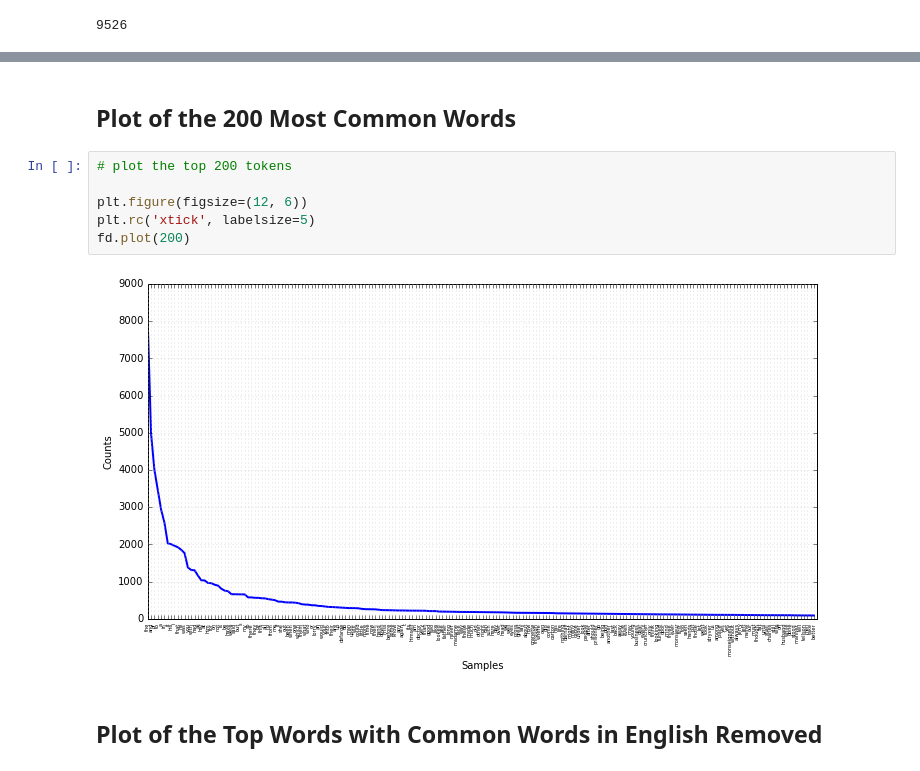
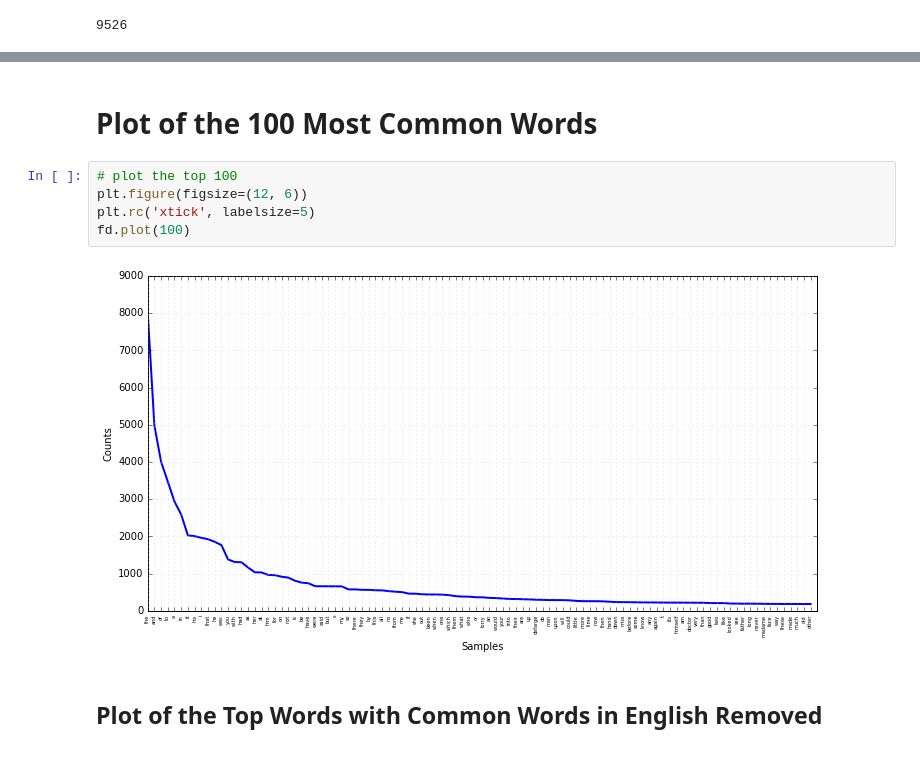
Before and after one commit to rmalarc/DATA620, a Jupyter notebook: hw04/Data 620 - Assignment 4 - Ver 2.ipynb, the cells around one changed output, grey strips where cells are left out. Saved outputs shown, nothing was run; the diff lists cells and outputs as text.

```diff
--- a/hw04/Data 620 - Assignment 4 - Ver 2.ipynb
+++ b/hw04/Data 620 - Assignment 4 - Ver 2.ipynb
@@ -144,13 +103,12 @@ top_wordsdf.tail(5)
 # %% [markdown]
-## Plot of the 200 Most Common Words
+# Plot of the 100 Most Common Words
 # %%
-# plot the top 200 tokens
-
+# plot the top 100
 plt.figure(figsize=(12, 6))
 plt.rc('xtick', labelsize=5)
-fd.plot(200)
+fd.plot(100)
 # %% [output]
-[figure, old version]
+[figure, new version]
 # %% [markdown]
 ## Plot of the Top Words with Common Words in English Removed
 # %%
```
Also changed, not shown: parts of 14 cells of this notebook.
